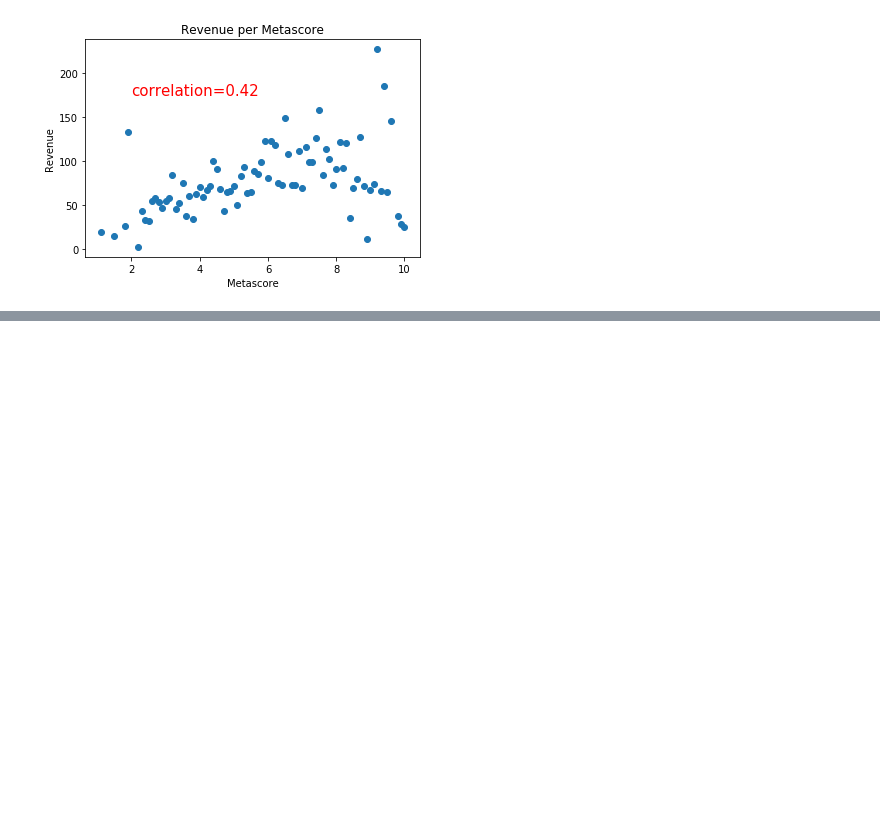
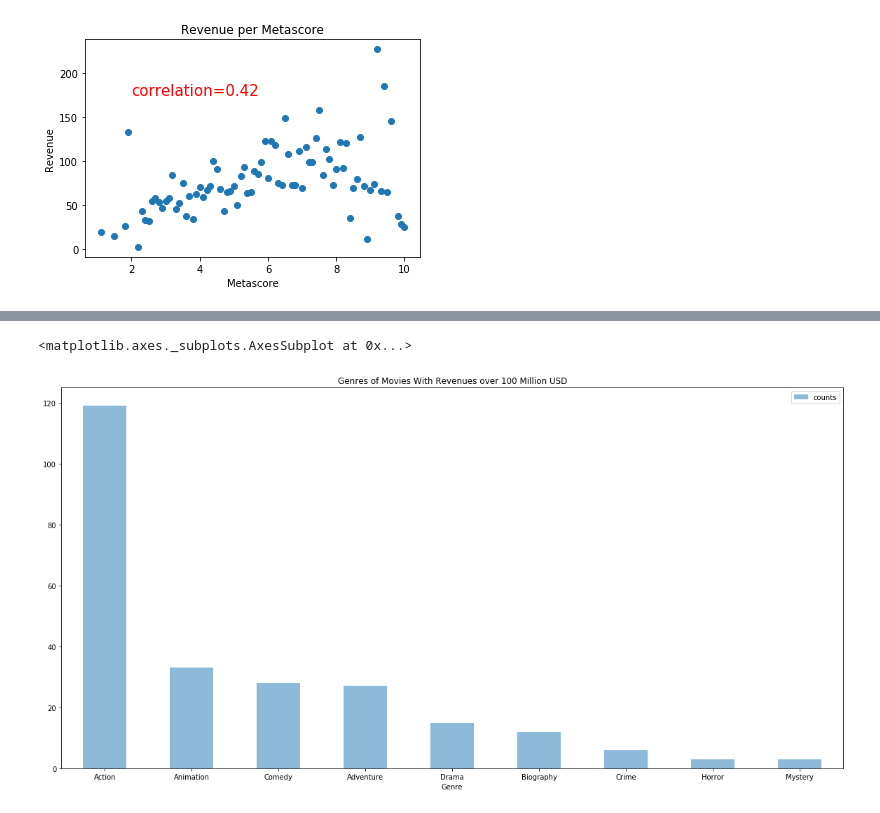
Before and after one commit to Abno-Distro-Group/final_project, a Jupyter notebook: Data Analysis and Visulations.ipynb, the cells around one changed output, grey strips where cells are left out. Cells and saved outputs as stored; diff of their text form; code cells hidden in the pictures; blank space fills up the shorter version.

```diff
--- a/Data Analysis and Visulations.ipynb
+++ b/Data Analysis and Visulations.ipynb
@@ -259,0 +274,10 @@ plt.savefig('images/Avg_Revenue_Metascore_Scatter.png')
+# %%
+sort100=sorted["Revenue (Millions)"].head()
+sort100=sorted[:246]
+milli100=sort100["Genre"].value_counts()
+mil100 = milli100.rename_axis('Genre').reset_index(name='counts')
+graph6= mil100.plot.bar(x="Genre", y= "counts", rot=0, title="Genres of Movies With Revenues over 100 Million USD", alpha=0.5, align="center", figsize=(20,10))
+graph6
+# %% [output]
+<matplotlib.axes._subplots.AxesSubplot at 0x...>
+[figure, added]
```
Also changed, not shown: parts of 3 cells of this notebook.
